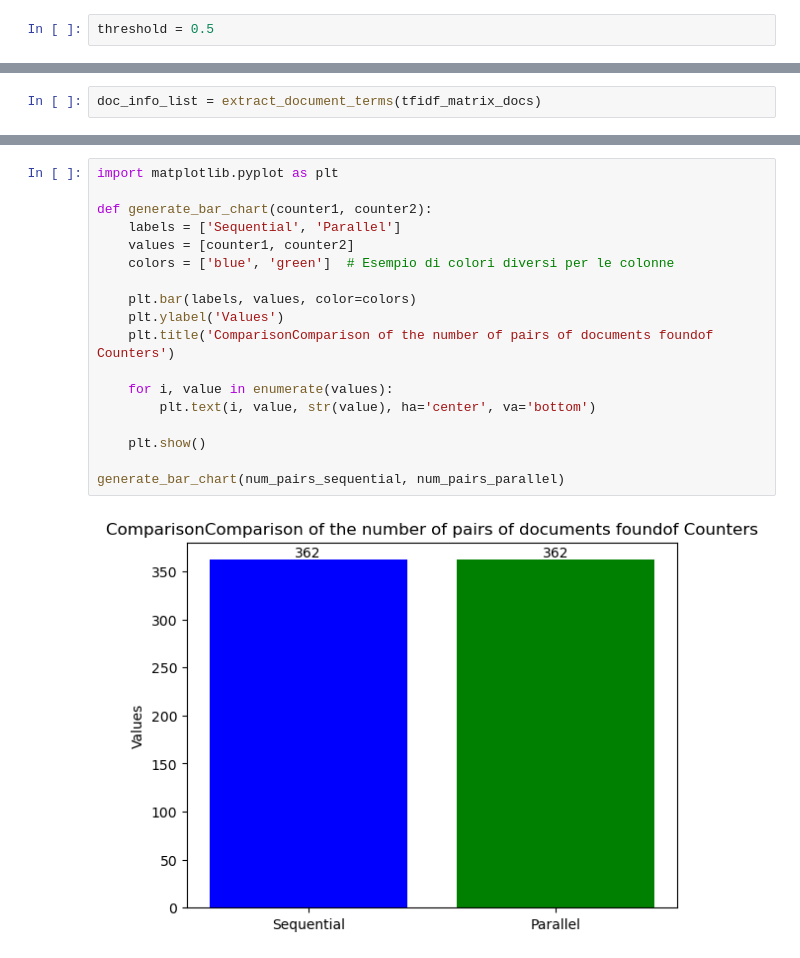
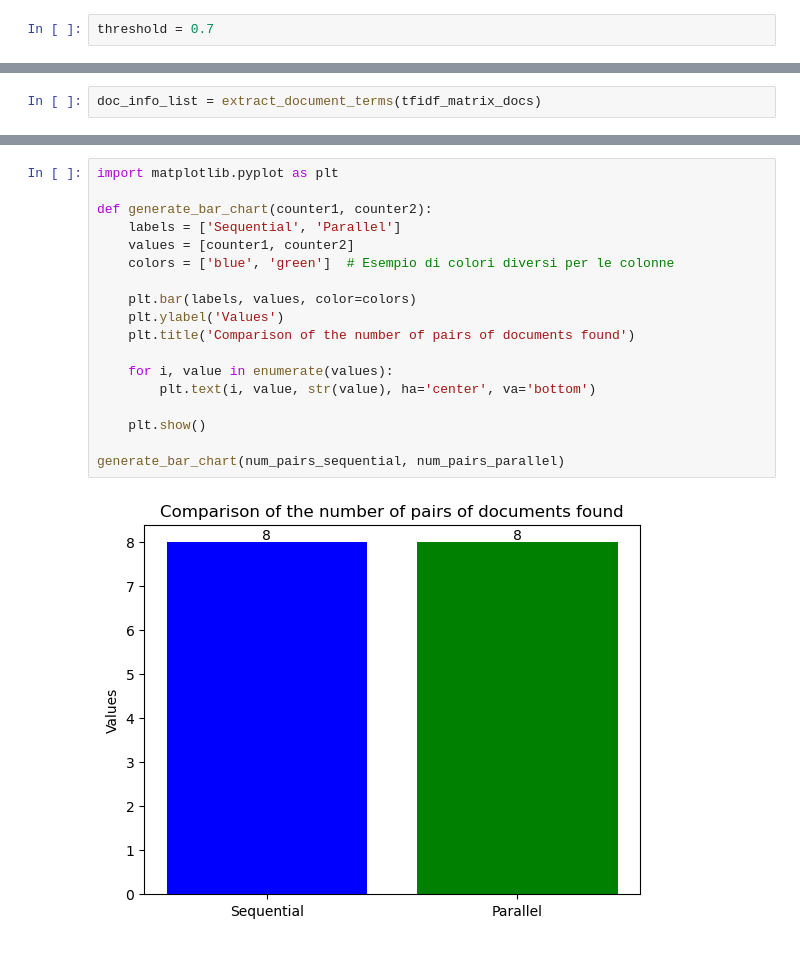
Before and after one commit to tali9943/DocPairSimilarity, a Jupyter notebook: DocSim.ipynb, the cells around one changed output, grey strips where cells are left out. Saved outputs shown, nothing was run; the diff lists cells and outputs as text.

```diff
--- a/DocSim.ipynb
+++ b/DocSim.ipynb
@@ -157,7 +157,7 @@ cos_sim_table
 # %% [markdown]
 ### Set the threshold value
 # %%
-threshold = 0.5
+threshold = 0.7
 # %% [markdown]
 # Sequential Algorithms
 # %% [markdown]
@@ -511,20 +496,20 @@ generate_plot(total_results_time,sequential_total_time)
 # %%
 import matplotlib.pyplot as plt
 
 def generate_bar_chart(counter1, counter2):
     labels = ['Sequential', 'Parallel']
     values = [counter1, counter2]
     colors = ['blue', 'green']  # Esempio di colori diversi per le colonne
 
     plt.bar(labels, values, color=colors)
     plt.ylabel('Values')
-    plt.title('ComparisonComparison of the number of pairs of documents foundof Counters')
+    plt.title('Comparison of the number of pairs of documents found')
 
     for i, value in enumerate(values):
         plt.text(i, value, str(value), ha='center', va='bottom')
 
     plt.show()
 
 generate_bar_chart(num_pairs_sequential, num_pairs_parallel)
 # %% [output]
-[figure, old version]
+[figure, new version]
```
Also changed, not shown: parts of 10 cells of this notebook, 8 other files.
